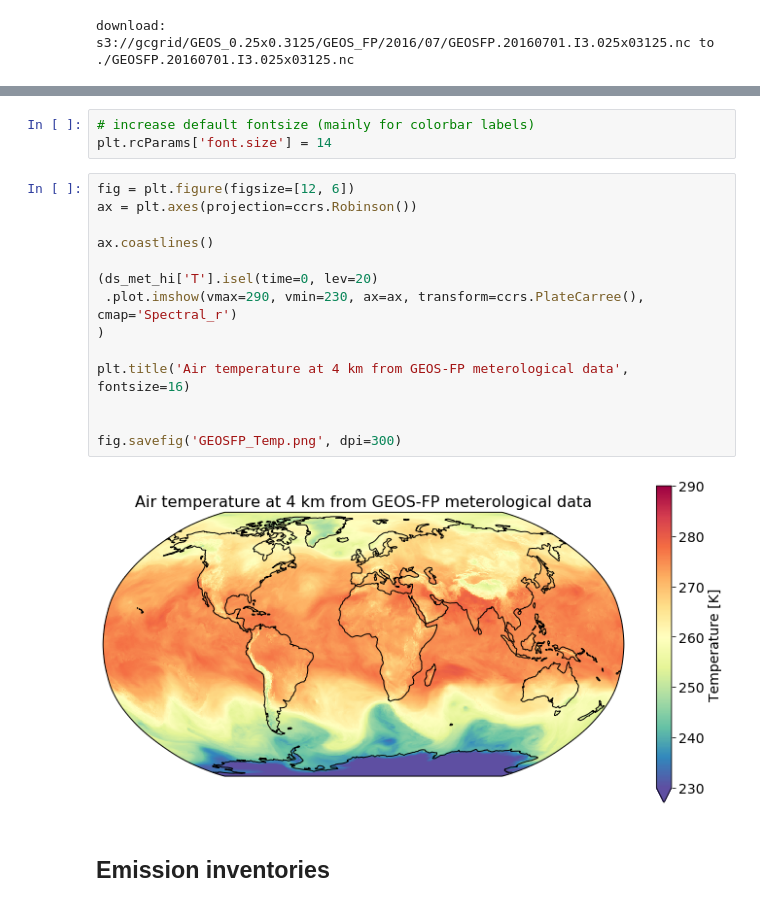
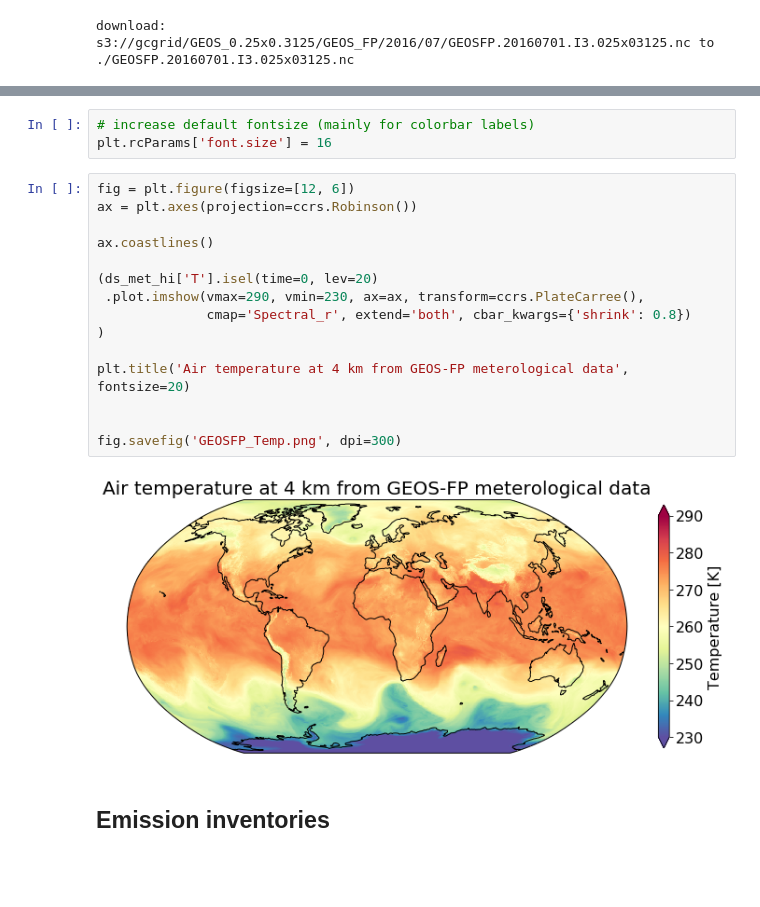
Before and after one commit to geoschem/geos-chem-cloud, a Jupyter notebook: for_paper/explore_geoschem_input_data_in_s3.ipynb, the cells around one changed output, grey strips where cells are left out. Cells and saved outputs as stored; diff of their text form; blank space fills up the shorter version.

Commit message:
Improve plot style for paper

```diff
--- a/for_paper/explore_geoschem_input_data_in_s3.ipynb
+++ b/for_paper/explore_geoschem_input_data_in_s3.ipynb
@@ -122,23 +122,24 @@ Data variables:
     Delta_Lat:
 # %%
 # increase default fontsize (mainly for colorbar labels)
-plt.rcParams['font.size'] = 14
+plt.rcParams['font.size'] = 16
 # %%
 fig = plt.figure(figsize=[12, 6])
 ax = plt.axes(projection=ccrs.Robinson())
 
 ax.coastlines()
 
 (ds_met_hi['T'].isel(time=0, lev=20)
- .plot.imshow(vmax=290, vmin=230, ax=ax, transform=ccrs.PlateCarree(), cmap='Spectral_r')
+ .plot.imshow(vmax=290, vmin=230, ax=ax, transform=ccrs.PlateCarree(),
+              cmap='Spectral_r', extend='both', cbar_kwargs={'shrink': 0.8})
 )
 
-plt.title('Air temperature at 4 km from GEOS-FP meterological data', fontsize=16)
+plt.title('Air temperature at 4 km from GEOS-FP meterological data', fontsize=20)
 
 
 fig.savefig('GEOSFP_Temp.png', dpi=300)
 # %% [output]
-[figure, old version]
+[figure, new version]
 # %% [markdown]
 ## Emission inventories
 # %% [markdown]
```
Also changed, not shown: parts of 13 cells of this notebook, 1 other file.
